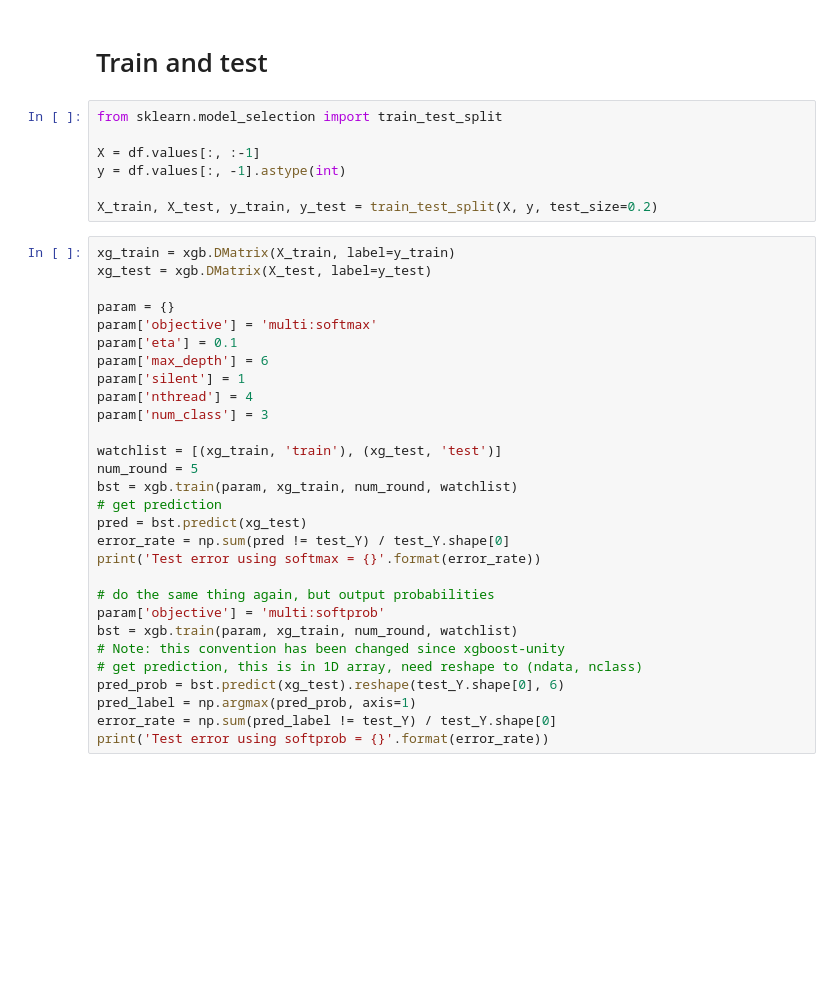
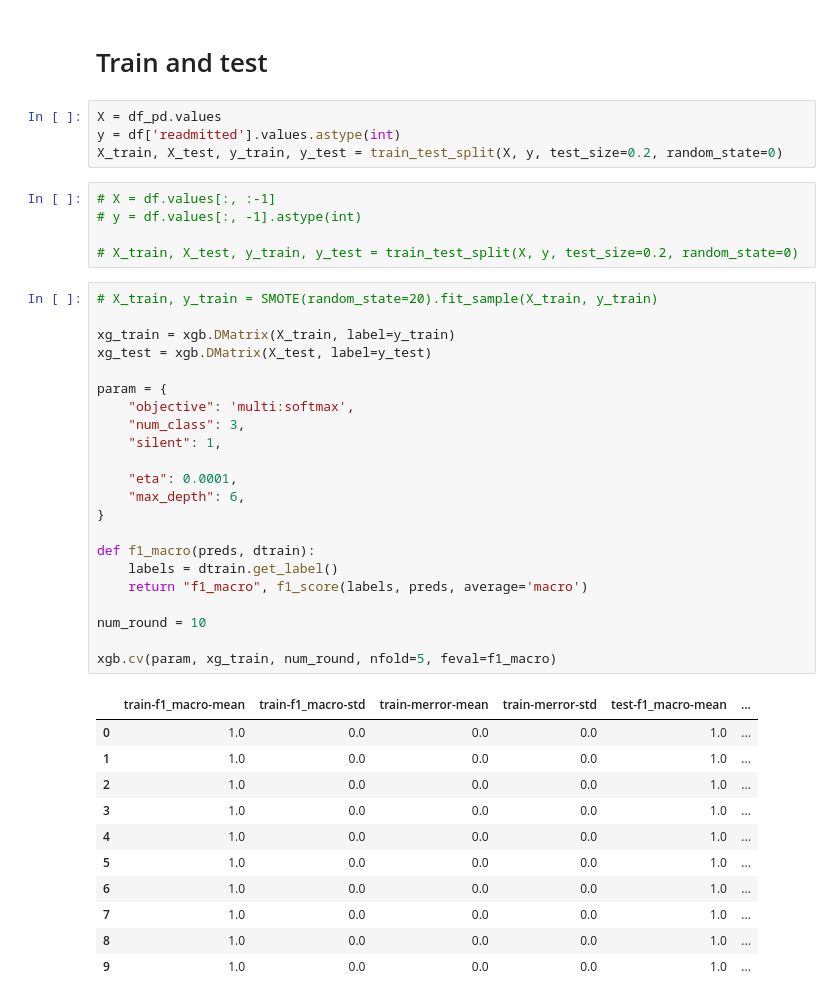
Before and after one commit to bl0/Readmission-Prediction, a Jupyter notebook: readmission-prediction.ipynb, the cells around one changed output. Cells and saved outputs as stored; diff of their text form; blank space fills up the shorter version.

```diff
--- a/readmission-prediction.ipynb
+++ b/readmission-prediction.ipynb
@@ -420,38 +222,45 @@ array([[0., 0., 5., ..., 1., 1., 2.],
 # %% [markdown]
 # Train and test
+# %%
+X = df_pd.values
+y = df['readmitted'].values.astype(int)
+X_train, X_test, y_train, y_test = train_test_split(X, y, test_size=0.2, random_state=0)
 # %%
-from sklearn.model_selection import train_test_split
+# X = df.values[:, :-1]
+# y = df.values[:, -1].astype(int)
 
-X = df.values[:, :-1]
-y = df.values[:, -1].astype(int)
-
-X_train, X_test, y_train, y_test = train_test_split(X, y, test_size=0.2)
+# X_train, X_test, y_train, y_test = train_test_split(X, y, test_size=0.2, random_state=0)
-# %%
-xg_train = xgb.DMatrix(X_train, label=y_train)
-xg_test = xgb.DMatrix(X_test, label=y_test)
-
-param = {}
-param['objective'] = 'multi:softmax'
-param['eta'] = 0.1
-param['max_depth'] = 6
-param['silent'] = 1
-param['nthread'] = 4
-param['num_class'] = 3
-
-watchlist = [(xg_train, 'train'), (xg_test, 'test')]
-num_round = 5
-bst = xgb.train(param, xg_train, num_round, watchlist)
-# get prediction
-pred = bst.predict(xg_test)
-error_rate = np.sum(pred != test_Y) / test_Y.shape[0]
-print('Test error using softmax = {}'.format(error_rate))
-
-# do the same thing again, but output probabilities
-param['objective'] = 'multi:softprob'
-bst = xgb.train(param, xg_train, num_round, watchlist)
-# Note: this convention has been changed since xgboost-unity
-# get prediction, this is in 1D array, need reshape to (ndata, nclass)
-pred_prob = bst.predict(xg_test).reshape(test_Y.shape[0], 6)
-pred_label = np.argmax(pred_prob, axis=1)
-error_rate = np.sum(pred_label != test_Y) / test_Y.shape[0]
-print('Test error using softprob = {}'.format(error_rate))
+# %%
+# X_train, y_train = SMOTE(random_state=20).fit_sample(X_train, y_train)
+
+xg_train = xgb.DMatrix(X_train, label=y_train)
+xg_test = xgb.DMatrix(X_test, label=y_test)
+
+param = {
+    "objective": 'multi:softmax',
+    "num_class": 3,
+    "silent": 1,
+
+    "eta": 0.0001,
+    "max_depth": 6,
+}
+
+def f1_macro(preds, dtrain):
+    labels = dtrain.get_label()
+    return "f1_macro", f1_score(labels, preds, average='macro')
+
+num_round = 10
+
+xgb.cv(param, xg_train, num_round, nfold=5, feval=f1_macro)
+# %% [output]
+|  | train-f1_macro-mean | train-f1_macro-std | train-merror-mean | train-merror-std | test-f1_macro-mean | ... |
+| 0 | 1.0 | 0.0 | 0.0 | 0.0 | 1.0 | ... |
+| 1 | 1.0 | 0.0 | 0.0 | 0.0 | 1.0 | ... |
+| 2 | 1.0 | 0.0 | 0.0 | 0.0 | 1.0 | ... |
+| 3 | 1.0 | 0.0 | 0.0 | 0.0 | 1.0 | ... |
+| 4 | 1.0 | 0.0 | 0.0 | 0.0 | 1.0 | ... |
+| 5 | 1.0 | 0.0 | 0.0 | 0.0 | 1.0 | ... |
+| 6 | 1.0 | 0.0 | 0.0 | 0.0 | 1.0 | ... |
+| 7 | 1.0 | 0.0 | 0.0 | 0.0 | 1.0 | ... |
+| 8 | 1.0 | 0.0 | 0.0 | 0.0 | 1.0 | ... |
+| 9 | 1.0 | 0.0 | 0.0 | 0.0 | 1.0 | ... |
```
Also changed, not shown: parts of 12 cells of this notebook.
